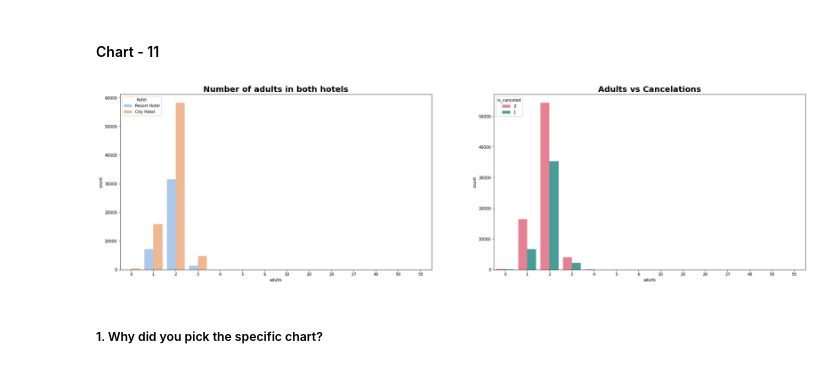
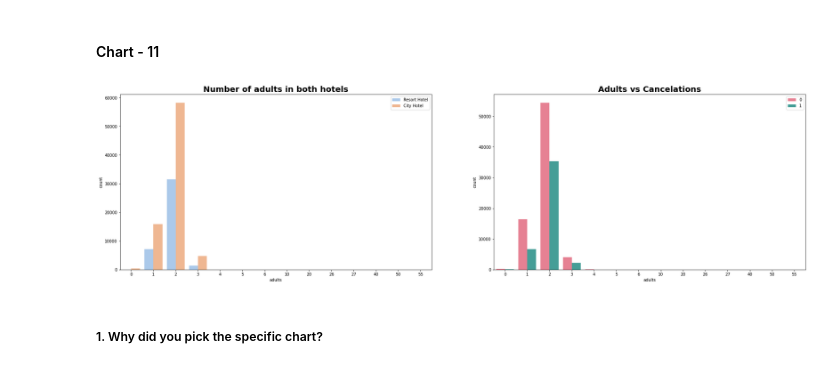
Before and after one commit to ansarshaikh95/EDA-Hotel-booking-analysis, a Jupyter notebook: EDA_Hotel_booking_Analysis.ipynb, the cells around one changed output. Cells and saved outputs as stored; diff of their text form; code cells hidden in the pictures.

```diff
--- a/EDA_Hotel_booking_Analysis.ipynb
+++ b/EDA_Hotel_booking_Analysis.ipynb
@@ -1084,18 +1149,21 @@ Answer Here
 # %%
 # Chart - 11 visualization code
 plt.figure(figsize=(15, 8))
 plt.subplot(1, 2, 1)
 sns.countplot(x='adults',hue='hotel', data=df, palette='pastel')
 plt.title("Number of adults in both hotels",fontweight="bold", size=20)
+plt.legend(loc='upper right')
+
+
 plt.subplot(1, 2, 2)
 sns.countplot(data = df, x = 'adults', hue='is_canceled', palette='husl')
 plt.title('Adults vs Cancelations',fontweight="bold", size=20)
 plt.subplots_adjust(right=1.7)
-
+plt.legend(loc='upper right')
 
 plt.show()
 # %% [output]
-[figure, old version]
+[figure, new version]
 # %% [markdown]
 ##### 1. Why did you pick the specific chart?
 # %% [markdown]
```
Also changed, not shown: parts of 21 cells of this notebook.
